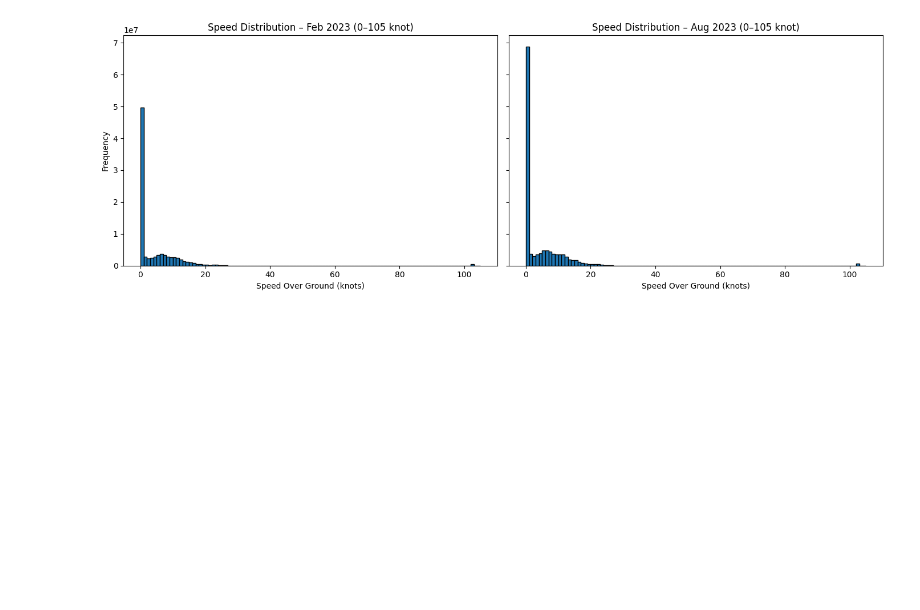
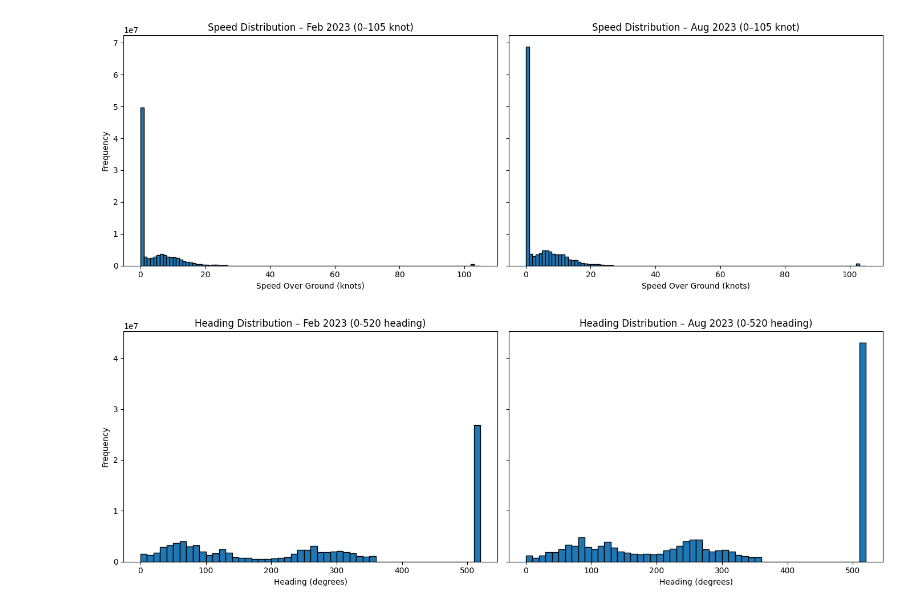
Before and after one commit to christopher192/machine-learning-project, a Jupyter notebook: ais-anchorage-detection-and-segmentation/data_analytics.ipynb, the cells around one changed output. Drawn from its saved outputs; the diff is of its cells as text; code cells hidden in the pictures; blank space fills up the shorter version.

```diff
--- a/ais-anchorage-detection-and-segmentation/data_analytics.ipynb
+++ b/ais-anchorage-detection-and-segmentation/data_analytics.ipynb
@@ -101,3 +102,22 @@ plt.tight_layout()
 plt.show()
 # %% [output]
 [figure]
+# %%
+# heading
+fig, axes = plt.subplots(1, 2, figsize=(14, 5), sharey=True)
+
+# february heading histogram
+axes[0].hist(feb_df["HEADING"], bins=52, range=(0, 520), edgecolor="black")
+axes[0].set_xlabel("Heading (degrees)")
+axes[0].set_ylabel("Frequency")
+axes[0].set_title("Heading Distribution – Feb 2023 (0-520 heading)")
+
+# august heading histogram
+axes[1].hist(aug_df["HEADING"], bins=52, range=(0, 520), edgecolor="black")
+axes[1].set_xlabel("Heading (degrees)")
+axes[1].set_title("Heading Distribution – Aug 2023 (0-520 heading)")
+
+plt.tight_layout()
+plt.show()
+# %% [output]
+[figure, added]
```
Also changed, not shown: parts of 3 cells of this notebook, 3 other files.
